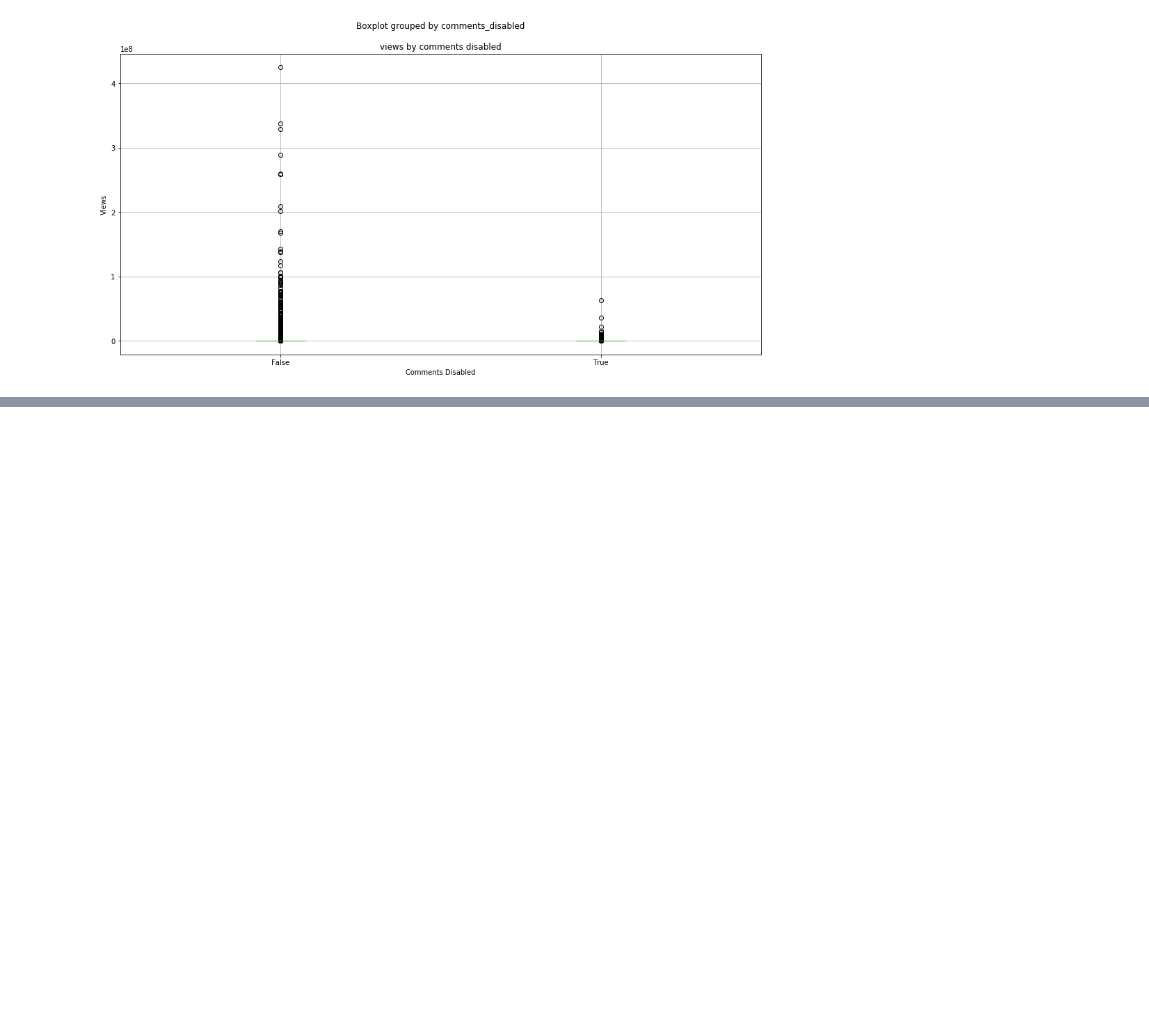
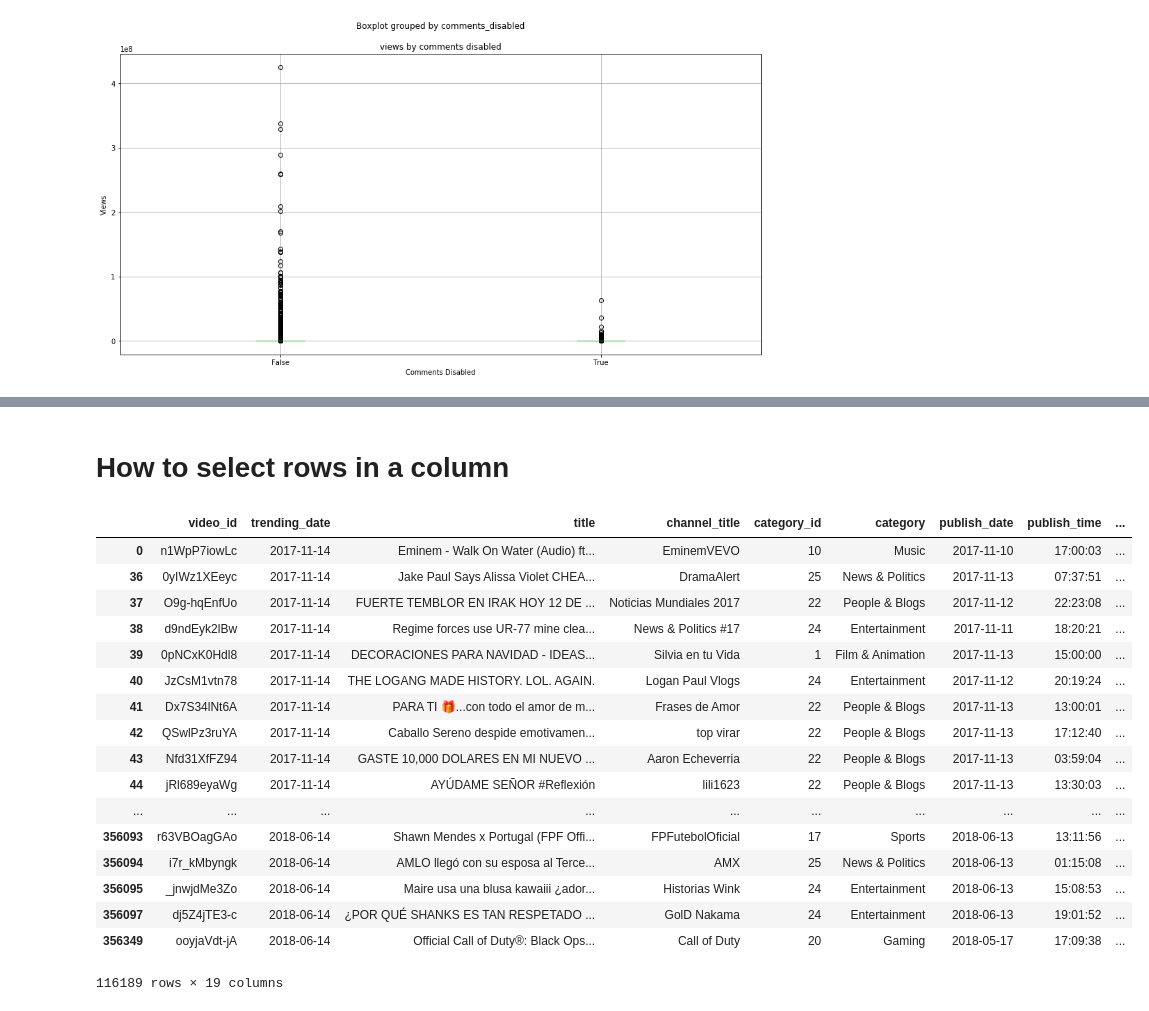
Before and after one commit to VadimAcosta/youtube, a Jupyter notebook: youtube.ipynb, the cells around one changed output, grey strips where cells are left out. Saved outputs shown, nothing was run; the diff lists cells and outputs as text; code cells hidden in the pictures; blank space fills up the shorter version.

```diff
--- a/youtube.ipynb
+++ b/youtube.ipynb
@@ -167,0 +197,23 @@ Text(0, 0.5, 'Views')
+# %% [markdown]
+# How to select rows in a column
+# %%
+df_all_timestamps[df_all_timestamps['country'].isin(['US','MX','CA'])]
+# %% [output]
+|  | video_id | trending_date | title | channel_title | category_id | category | publish_date | publish_time | ... |
+| 0 | n1WpP7iowLc | 2017-11-14 | Eminem - Walk On Water (Audio) ft... | EminemVEVO | 10 | Music | 2017-11-10 | 17:00:03 | ... |
+| 36 | 0yIWz1XEeyc | 2017-11-14 | Jake Paul Says Alissa Violet CHEA... | DramaAlert | 25 | News & Politics | 2017-11-13 | 07:37:51 | ... |
+| 37 | O9g-hqEnfUo | 2017-11-14 | FUERTE TEMBLOR EN IRAK HOY 12 DE ... | Noticias Mundiales 2017 | 22 | People & Blogs | 2017-11-12 | 22:23:08 | ... |
+| 38 | d9ndEyk2lBw | 2017-11-14 | Regime forces use UR-77 mine clea... | News & Politics #17 | 24 | Entertainment | 2017-11-11 | 18:20:21 | ... |
+| 39 | 0pNCxK0Hdl8 | 2017-11-14 | DECORACIONES PARA NAVIDAD - IDEAS... | Silvia en tu Vida | 1 | Film & Animation | 2017-11-13 | 15:00:00 | ... |
+| 40 | JzCsM1vtn78 | 2017-11-14 | THE LOGANG MADE HISTORY. LOL. AGAIN. | Logan Paul Vlogs | 24 | Entertainment | 2017-11-12 | 20:19:24 | ... |
+| 41 | Dx7S34lNt6A | 2017-11-14 | PARA TI 🎁...con todo el amor de m... | Frases de Amor | 22 | People & Blogs | 2017-11-13 | 13:00:01 | ... |
+| 42 | QSwlPz3ruYA | 2017-11-14 | Caballo Sereno despide emotivamen... | top virar | 22 | People & Blogs | 2017-11-13 | 17:12:40 | ... |
+| 43 | Nfd31XfFZ94 | 2017-11-14 | GASTE 10,000 DOLARES EN MI NUEVO ... | Aaron Echeverria | 22 | People & Blogs | 2017-11-13 | 03:59:04 | ... |
+| 44 | jRl689eyaWg | 2017-11-14 | AYÚDAME SEÑOR #Reflexión | lili1623 | 22 | People & Blogs | 2017-11-13 | 13:30:03 | ... |
+| ... | ... | ... | ... | ... | ... | ... | ... | ... | ... |
+| 356093 | r63VBOagGAo | 2018-06-14 | Shawn Mendes x Portugal (FPF Offi... | FPFutebolOficial | 17 | Sports | 2018-06-13 | 13:11:56 | ... |
+| 356094 | i7r_kMbyngk | 2018-06-14 | AMLO llegó con su esposa al Terce... | AMX | 25 | News & Politics | 2018-06-13 | 01:15:08 | ... |
+| 356095 | _jnwjdMe3Zo | 2018-06-14 | Maire usa una blusa kawaiii ¿ador... | Historias Wink | 24 | Entertainment | 2018-06-13 | 15:08:53 | ... |
+| 356097 | dj5Z4jTE3-c | 2018-06-14 | ¿POR QUÉ SHANKS ES TAN RESPETADO ... | GolD Nakama | 24 | Entertainment | 2018-06-13 | 19:01:52 | ... |
+| 356349 | ooyjaVdt-jA | 2018-06-14 | Official Call of Duty®: Black Ops... | Call of Duty | 20 | Gaming | 2018-05-17 | 17:09:38 | ... |
+116189 rows × 19 columns
```
Also changed, not shown: parts of 4 cells of this notebook.
